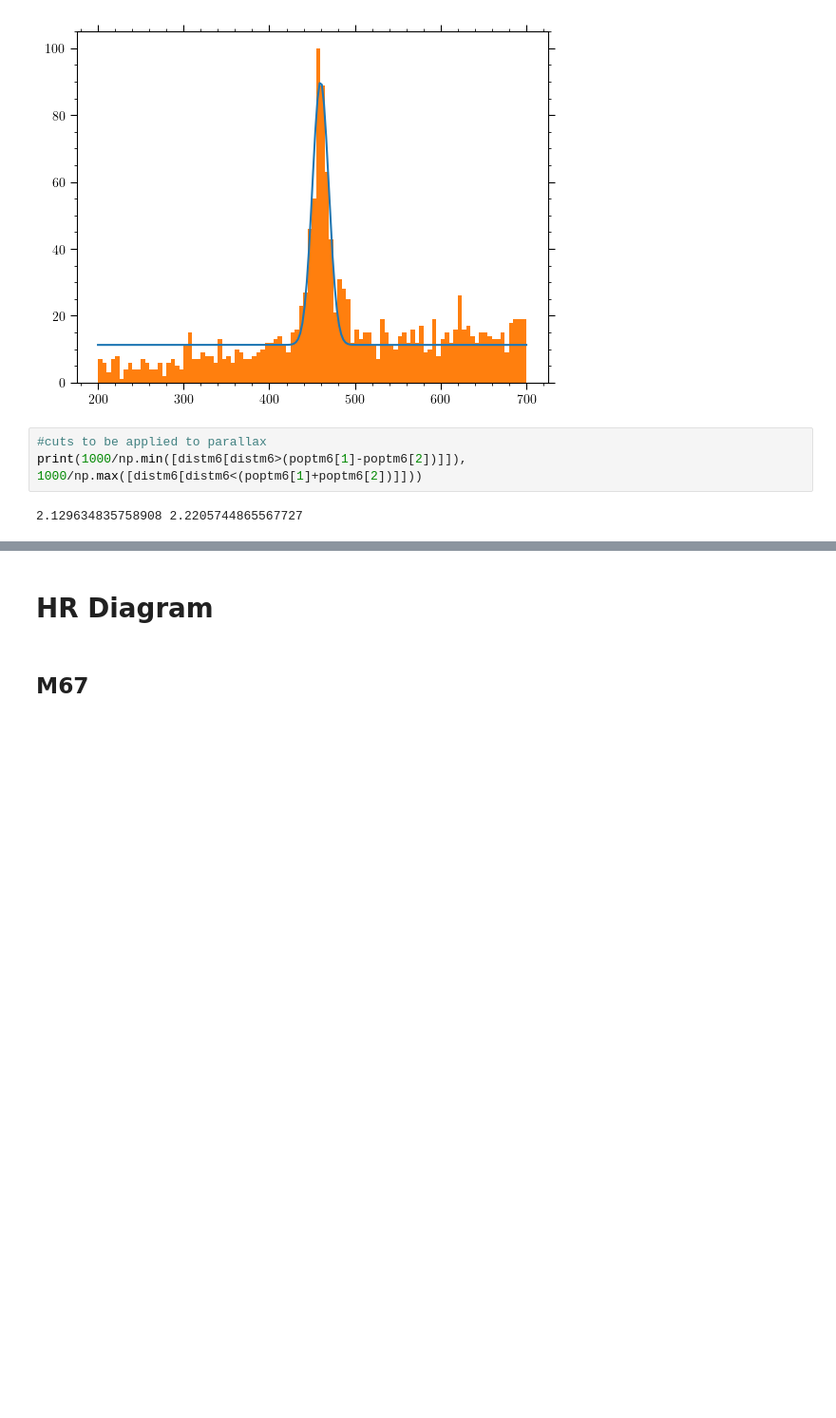
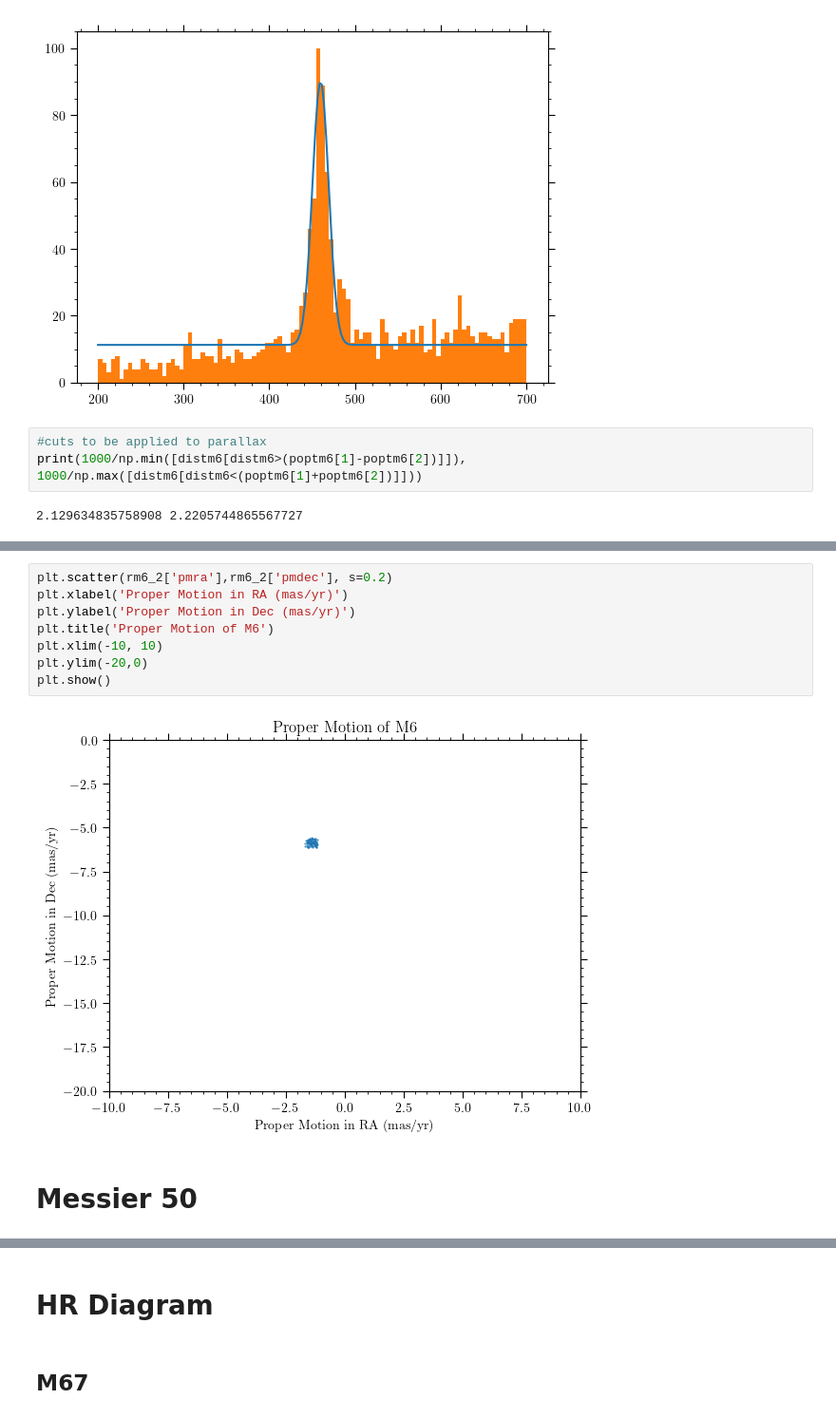
Before and after one commit to ravioli1369/gaia, a Jupyter notebook: week2.ipynb, the cells around one changed output, grey strips where cells are left out. Shown at 95% size. Saved outputs shown, nothing was run; the diff lists cells and outputs as text; blank space fills up the shorter version.

```diff
--- a/week2.ipynb
+++ b/week2.ipynb
@@ -282,0 +215,12 @@ plt.show()
+# %%
+plt.scatter(rm6_2['pmra'],rm6_2['pmdec'], s=0.2)
+plt.xlabel('Proper Motion in RA (mas/yr)')
+plt.ylabel('Proper Motion in Dec (mas/yr)')
+plt.title('Proper Motion of M6')
+plt.xlim(-10, 10)
+plt.ylim(-20,0)
+plt.show()
+# %% [output]
+[figure, added]
+# %% [markdown]
+# **Messier 50**
```
Also changed, not shown: parts of 79 cells of this notebook, 7 other files.
